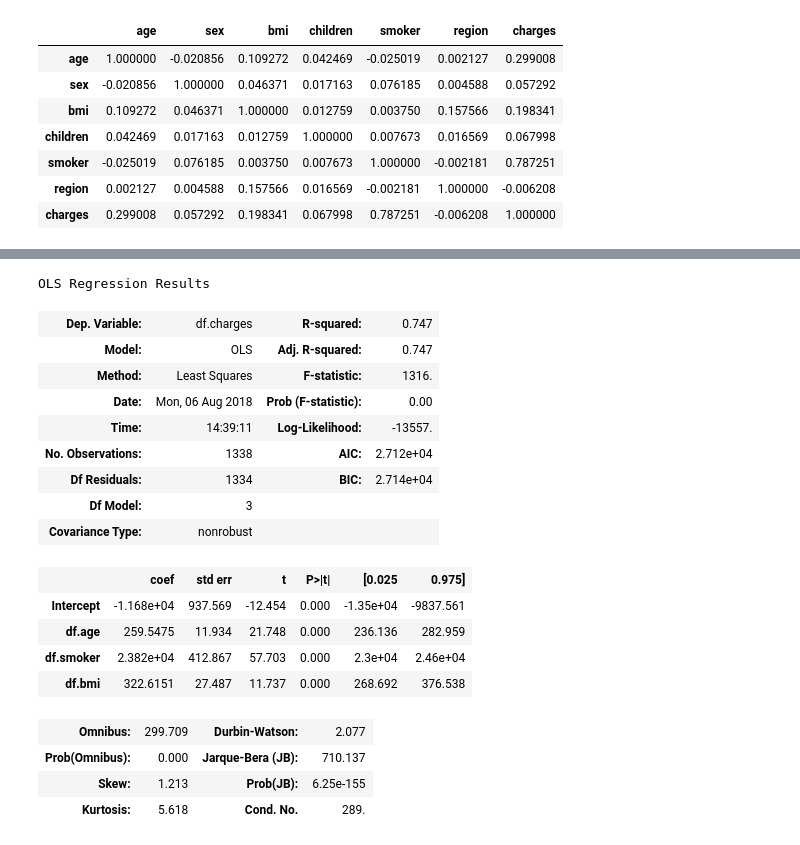
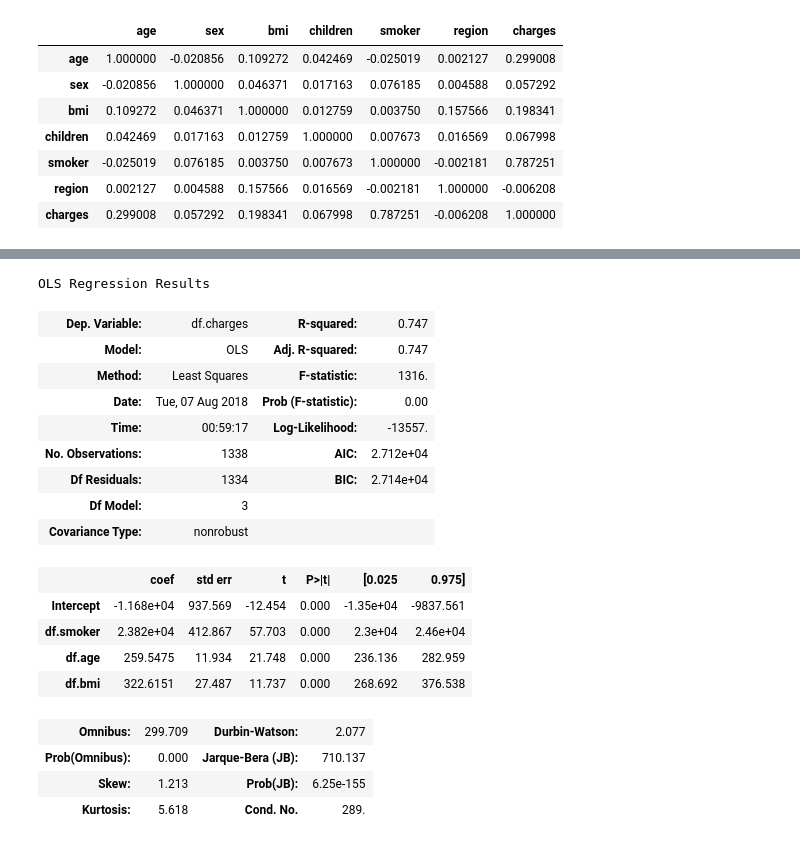
Before and after one commit to ckim41/3521, a Jupyter notebook: 3251 Term Project2.ipynb, the cells around one changed output, grey strips where cells are left out. Cells and saved outputs as stored; diff of their text form; code cells hidden in the pictures.

```diff
--- a/3251 Term Project2.ipynb
+++ b/3251 Term Project2.ipynb
@@ -303,21 +305,21 @@ On the first model we only utilized those original variables included in the dat
 # %%
-result = sm.ols(formula='df.charges ~ ', data=df).fit()
-result.summary()
+result2 = sm.ols(formula='df.charges ~ df.smoker+df.age+df.bmi', data=df).fit()
+result2.summary()
 # %% [output]
 OLS Regression Results
 | Dep. Variable: | df.charges | R-squared: | 0.747 |
 | Model: | OLS | Adj. R-squared: | 0.747 |
 | Method: | Least Squares | F-statistic: | 1316. |
-| Date: | Mon, 06 Aug 2018 | Prob (F-statistic): | 0.00 |
-| Time: | 14:39:11 | Log-Likelihood: | -13557. |
+| Date: | Tue, 07 Aug 2018 | Prob (F-statistic): | 0.00 |
+| Time: | 00:59:17 | Log-Likelihood: | -13557. |
 | No. Observations: | 1338 | AIC: | 2.712e+04 |
 | Df Residuals: | 1334 | BIC: | 2.714e+04 |
 | Df Model: | 3 |  |  |
 | Covariance Type: | nonrobust |  |  |
 |  | coef | std err | t | P>|t| | [0.025 | 0.975] |
 | Intercept | -1.168e+04 | 937.569 | -12.454 | 0.000 | -1.35e+04 | -9837.561 |
+| df.smoker | 2.382e+04 | 412.867 | 57.703 | 0.000 | 2.3e+04 | 2.46e+04 |
 | df.age | 259.5475 | 11.934 | 21.748 | 0.000 | 236.136 | 282.959 |
-| df.smoker | 2.382e+04 | 412.867 | 57.703 | 0.000 | 2.3e+04 | 2.46e+04 |
 | df.bmi | 322.6151 | 27.487 | 11.737 | 0.000 | 268.692 | 376.538 |
 | Omnibus: | 299.709 | Durbin-Watson: | 2.077 |
 | Prob(Omnibus): | 0.000 | Jarque-Bera (JB): | 710.137 |
```
Also changed, not shown: parts of 18 cells of this notebook.
